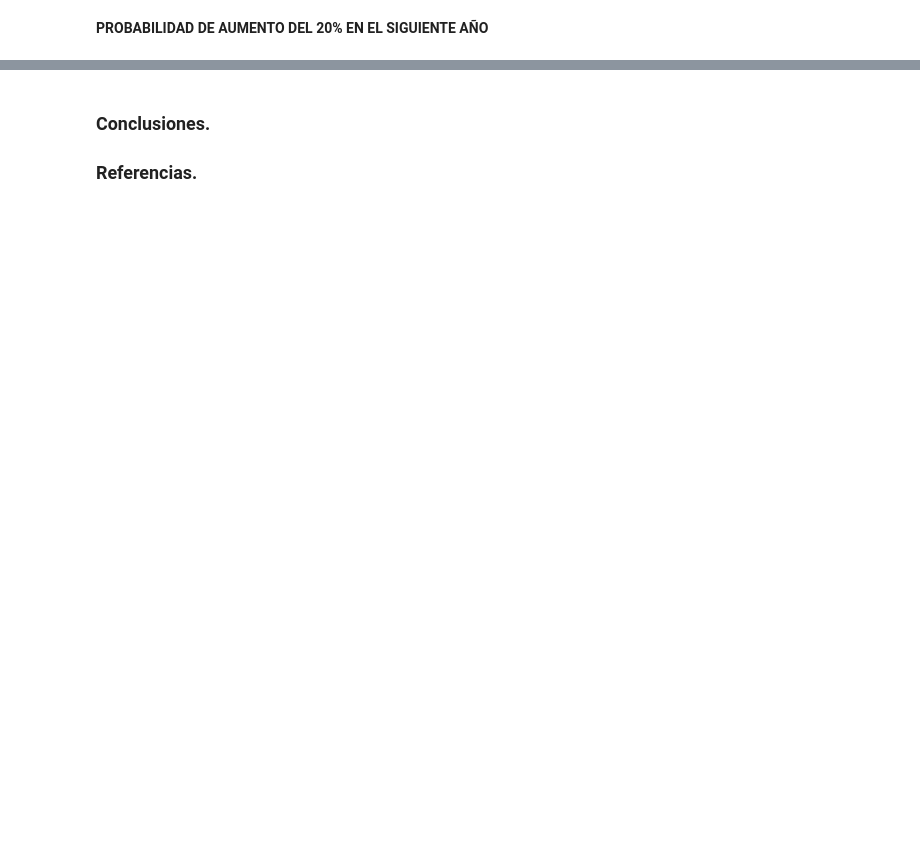
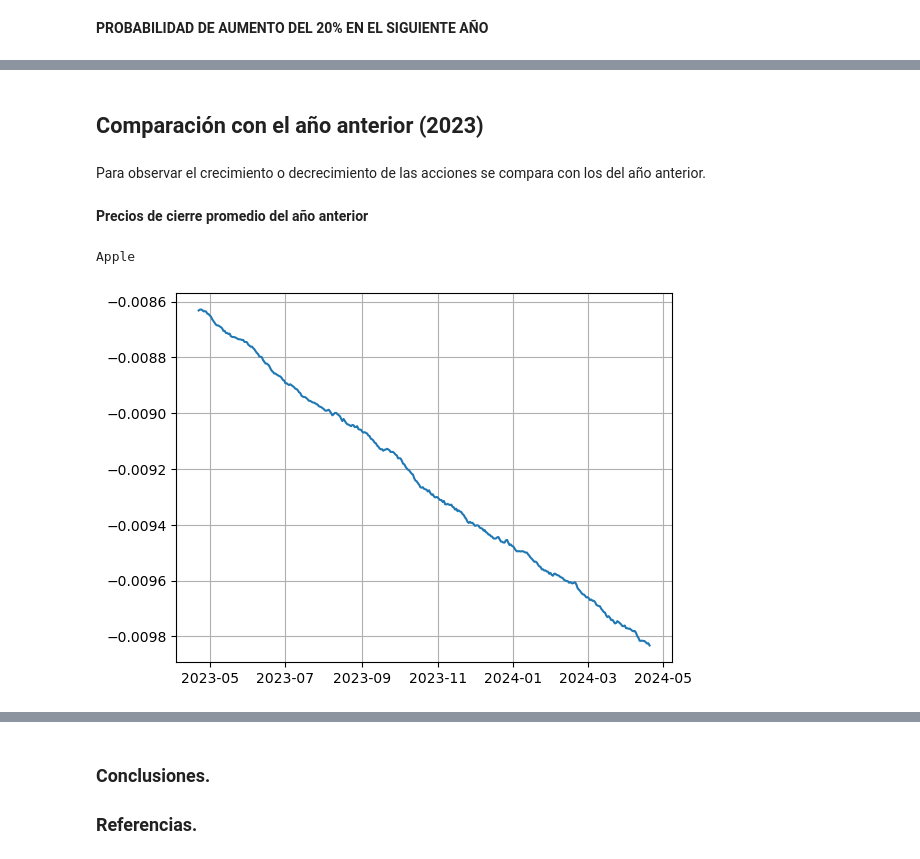
Before and after one commit to NancyWoolrich/Proyecto2-Simulacion, a Jupyter notebook: ProyectoModulo2_RodriguezL_ValenzuelaM_WoolrichN (1).ipynb, the cells around one changed output, grey strips where cells are left out. Drawn from its saved outputs; the diff is of its cells as text; code cells hidden in the pictures; blank space fills up the shorter version.

```diff
--- a/ProyectoModulo2_RodriguezL_ValenzuelaM_WoolrichN (1).ipynb
+++ b/ProyectoModulo2_RodriguezL_ValenzuelaM_WoolrichN (1).ipynb
@@ -370,0 +373,21 @@ ERTEX PHARMACEUTICS: 6.110684931506849 %
+# %% [markdown]
+## Comparación con el año anterior (2023)
+# %% [markdown]
+Para observar el crecimiento o decrecimiento de las acciones se compara con los del año anterior.
+# %%
+sim_R_aapl23 =simR(aaplmean,aaplstd, "2023-04-22", 365, 1000)
+sim_R_wmt23 =simR(wmtmean,wmtstd, "2023-04-22", 365, 1000)
+sim_R_azo23 =simR(azomean,azostd, "2023-04-22", 365, 1000)
+sim_R_vrtx23=simR(vrtxmean,vrtxstd, "2023-04-22", 365, 1000)
+sim_R_oxy23 =simR(oxymean,oxystd, "2023-04-22", 365, 1000)
+# %% [markdown]
+**Precios de cierre promedio del año anterior**
+# %%
+print("Apple")
+precios_cierre_aapl=sim_R_aapl23.cumprod()*-0.008627
+mean_aapl = precios_cierre_aapl.mean(axis=1)
+plt.plot(mean_aapl)
+plt.grid()
+# %% [output]
+Apple
+[figure, added]
```
Also changed, not shown: parts of 23 cells of this notebook.
